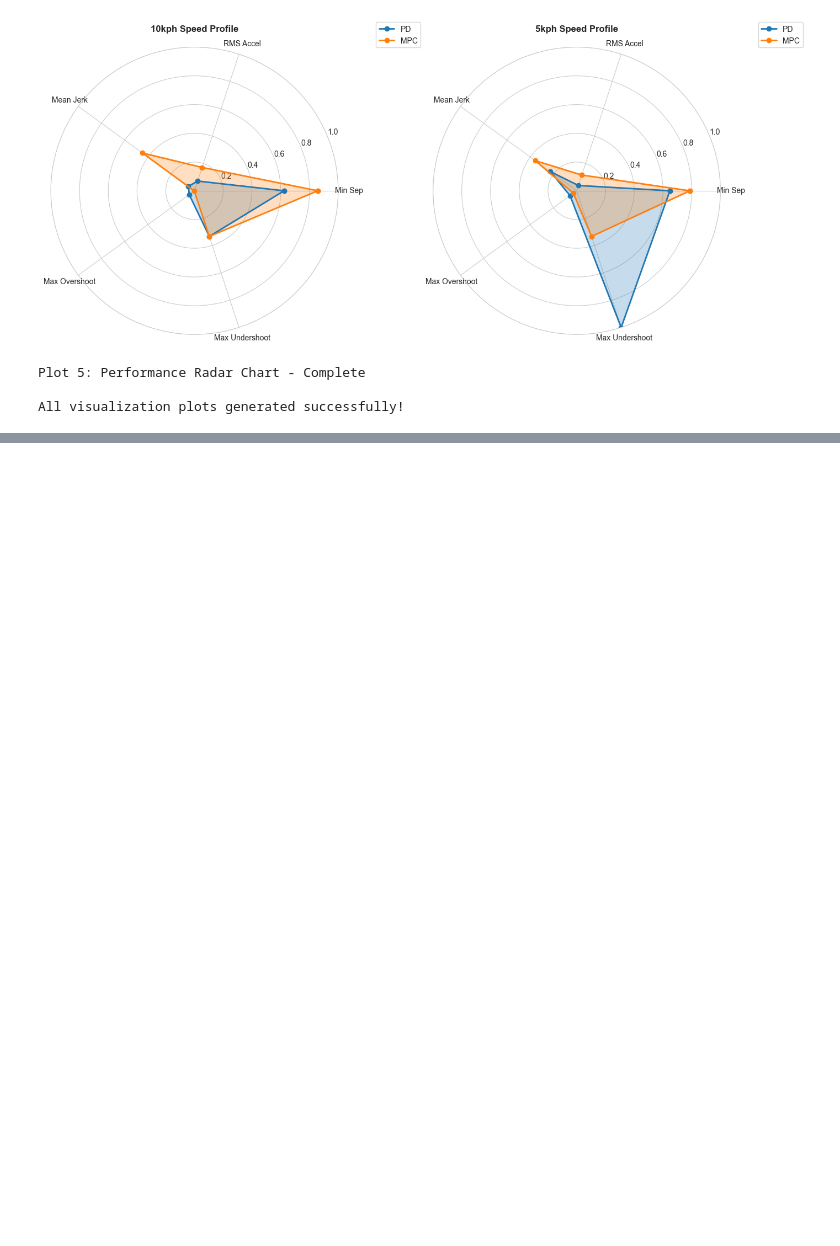
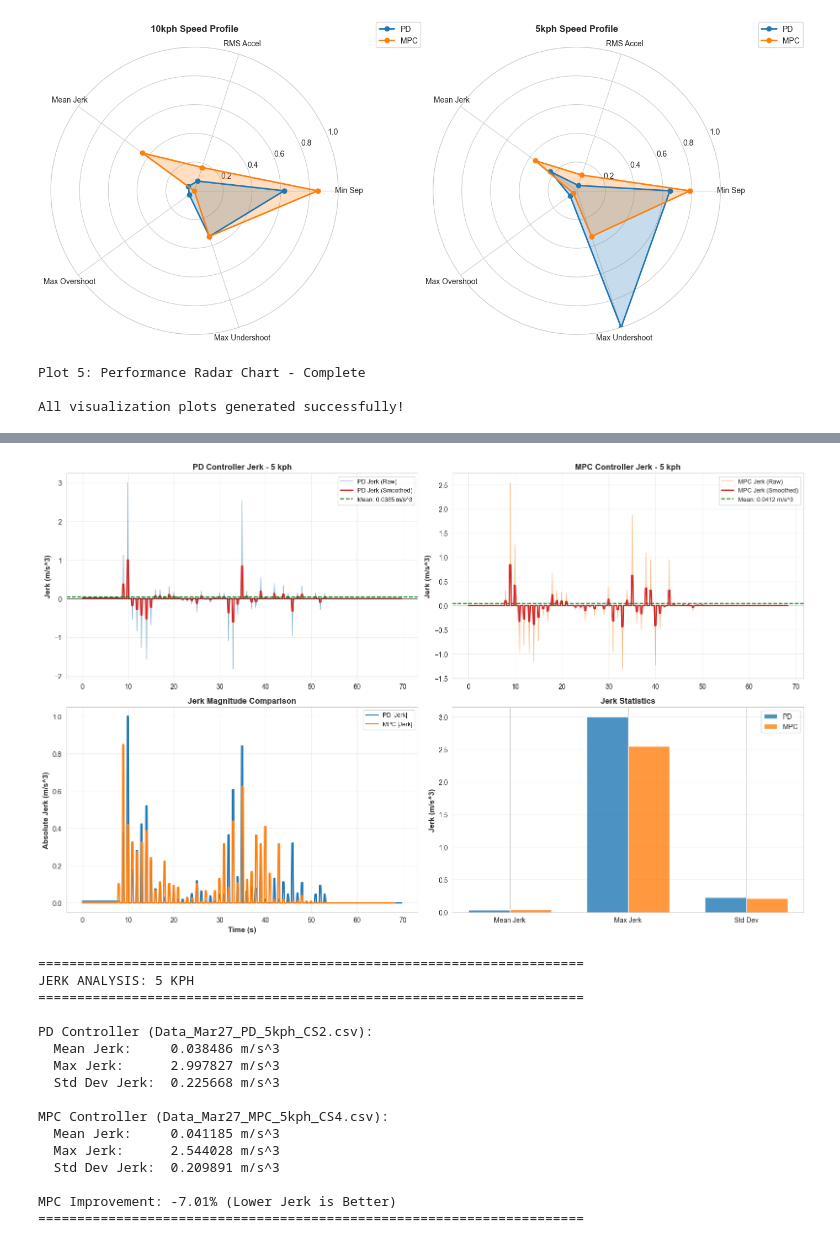
Before and after one commit to Santhosh4888/Adaptive-Cruise-Control, a Jupyter notebook: 9_Vehicle_Testing_Results/Testing_Using_Radar/March27_2026/PDC_VS_MPC_Comparison_CS.ipynb, the cells around one changed output, grey strips where cells are left out. Cells and saved outputs as stored; diff of their text form; code cells hidden in the pictures; blank space fills up the shorter version.

```diff
--- a/9_Vehicle_Testing_Results/Testing_Using_Radar/March27_2026/PDC_VS_MPC_Comparison_CS.ipynb
+++ b/9_Vehicle_Testing_Results/Testing_Using_Radar/March27_2026/PDC_VS_MPC_Comparison_CS.ipynb
@@ -684,5 +746,4 @@ Plot 1: Separation Comparison - Complete
 # %%
-# PLOT 2: Acceleration Smoothness Metrics
 fig, axes = plt.subplots(1, 2, figsize=(14, 5))
 
 for idx, metric in enumerate(['RMS Acceleration', 'Mean Jerk']):
@@ -697,7 +758,7 @@ for idx, metric in enumerate(['RMS Acceleration', 'Mean Jerk']):
     axes[idx].bar(x + width/2, mpc_means, width, label='MPC', alpha=0.8, color='#ff7f0e')
 
     axes[idx].set_xlabel('Speed Profile', fontsize=11, fontweight='bold')
-    axes[idx].set_ylabel(metric + (' (m/s²)' if 'Accel' in metric else ' (m/s³)'), fontsize=11, fontweight='bold')
+    axes[idx].set_ylabel(metric + (' (m/sÂ²)' if 'Accel' in metric else ' (m/sÂ³)'), fontsize=11, fontweight='bold')
     axes[idx].set_title(metric, fontsize=12, fontweight='bold')
     axes[idx].set_xticks(x)
     axes[idx].set_xticklabels(speed_groups)
@@ -832,0 +1024,34 @@ All visualization plots generated successfully!
+# %%
+# JERK ANALYSIS - 5 KPH COMPLETELY STOP SCENARIO
+
+pdc_5kph_file = os.path.join(internal_PDC_CDP_data_dir, os.listdir(internal_PDC_CDP_data_dir)[4])
+mpc_5kph_file = os.path.join(internal_MPC_CDP_data_dir, os.listdir(internal_MPC_CDP_data_dir)[6])
+
+pdc_5kph_df = pd.read_csv(pdc_5kph_file)
+mpc_5kph_df = pd.read_csv(mpc_5kph_file)
+
+jerk_stats_5kph = calculate_and_plot_jerk(
+    pdc_5kph_df,
+    mpc_5kph_df,
+    os.path.basename(pdc_5kph_file),
+    os.path.basename(mpc_5kph_file),
+    speed_profile="5 kph"
+)
+# %% [output]
+[figure, added]
+======================================================================
+JERK ANALYSIS: 5 KPH
+======================================================================
+
+PD Controller (Data_Mar27_PD_5kph_CS2.csv):
+  Mean Jerk:     0.038486 m/s^3
+  Max Jerk:      2.997827 m/s^3
+  Std Dev Jerk:  0.225668 m/s^3
+
+MPC Controller (Data_Mar27_MPC_5kph_CS4.csv):
+  Mean Jerk:     0.041185 m/s^3
+  Max Jerk:      2.544028 m/s^3
+  Std Dev Jerk:  0.209891 m/s^3
+
+MPC Improvement: -7.01% (Lower Jerk is Better)
+======================================================================
```
Also changed, not shown: parts of 20 cells of this notebook, 6 other files.
